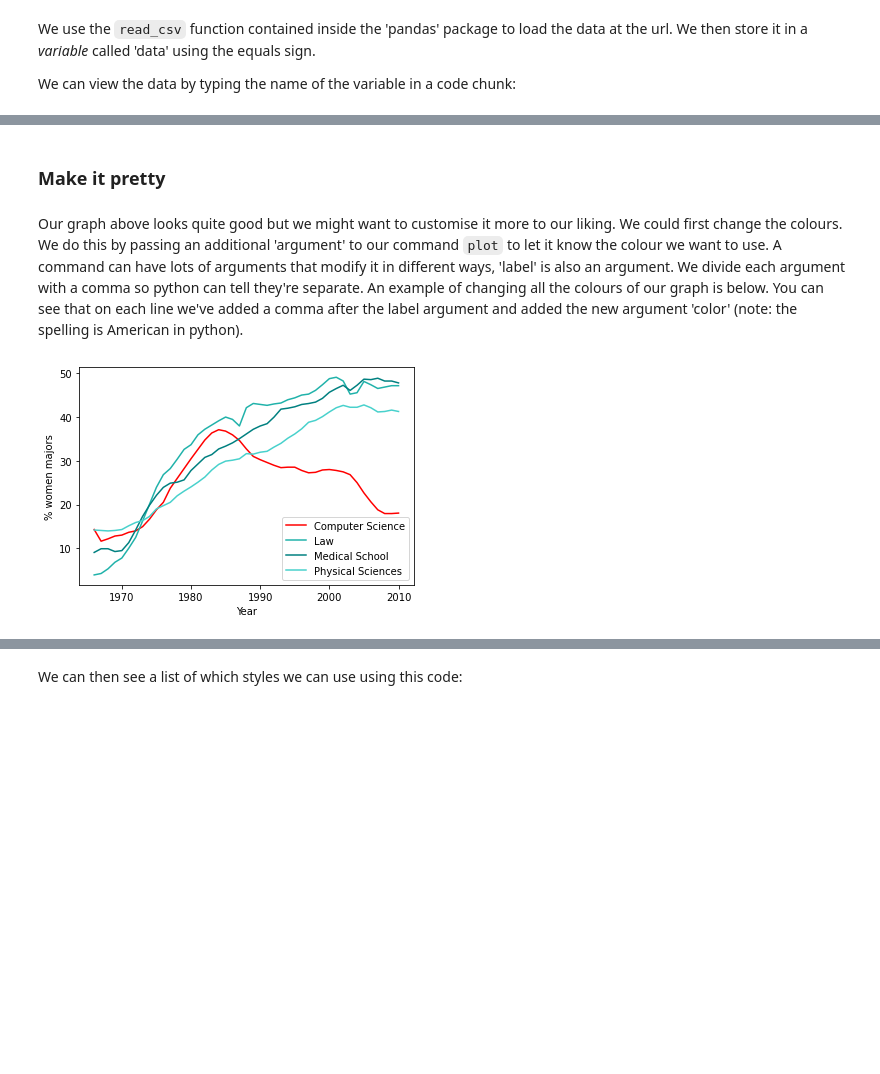
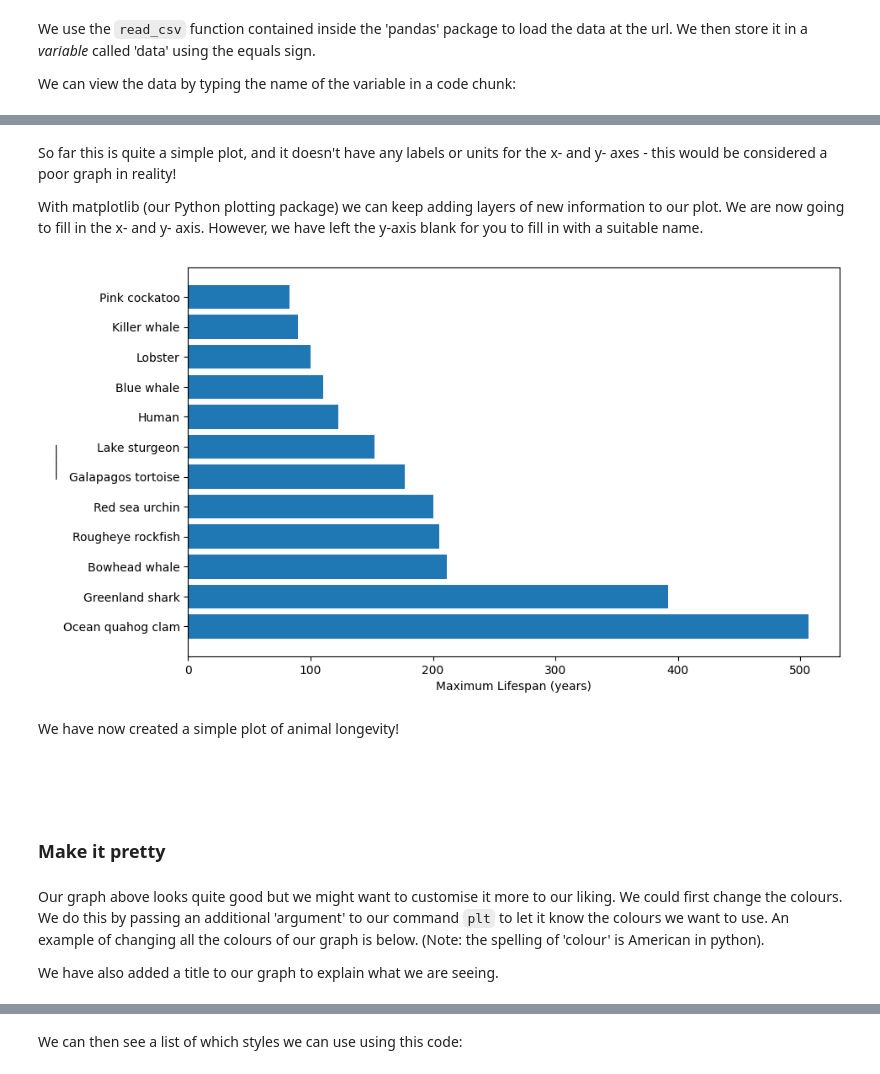
Before and after one commit to CBFLivUni/animal_ageing, a Jupyter notebook: all_code.ipynb, the cells around one changed output, grey strips where cells are left out. Saved outputs shown, nothing was run; the diff lists cells and outputs as text; code cells hidden in the pictures; blank space fills up the shorter version.

```diff
--- a/all_code.ipynb
+++ b/all_code.ipynb
@@ -174,17 +192,22 @@ We've now plotted all the data!
+# %% [markdown]
+So far this is quite a simple plot, and it doesn't have any labels or units for the x- and y- axes - this would be considered a poor graph in reality!
+
+With matplotlib (our Python plotting package) we can keep adding layers of new information to our plot. We are now going to fill in the x- and y- axis. However, we have left the y-axis blank for you to fill in with a suitable name.
+# %%
+plt.figure(figsize=(10, 6))
+plt.barh(oldest_animals["Common name"], oldest_animals["Maximum longevity (yrs)"])
+plt.xlabel("Maximum Lifespan (years)")
+plt.ylabel("______") # ← Label for y-axis
+plt.show()
+# %% [output]
+[figure, added]
+# %% [markdown]
+We have now created a simple plot of animal longevity!
+
+<br><br>
 # %% [markdown]
 ### Make it pretty
 # %% [markdown]
-Our graph above looks quite good but we might want to customise it more to our liking. We could first change the colours. We do this by passing an additional 'argument' to our command `plot` to let it know the colour we want to use. A command can have lots of arguments that modify it in different ways, 'label' is also an argument. We divide each argument with a comma so python can tell they're separate. An example of changing all the colours of our graph is below. You can see that on each line we've added a comma after the label argument and added the new argument 'color' (note: the spelling is American in python).
+Our graph above looks quite good but we might want to customise it more to our liking. We could first change the colours. We do this by passing an additional 'argument' to our command `plt` to let it know the colours we want to use. An example of changing all the colours of our graph is below. (Note: the spelling of 'colour' is American in python).
+
+We have also added a title to our graph to explain what we are seeing.
-# %%
-
-plt.plot(x, y, label = "Computer Science", color = "red")
-plt.plot(x, y2, label = "Law", color = "lightseagreen")
-plt.plot(x, y3, label = "Medical School", color = "teal")
-plt.plot(x, y4, label = "Physical Sciences", color = "mediumturquoise")
-
-plt.xlabel('Year')
-plt.ylabel('% women majors')
-plt.legend()
-plt.show()
-# %% [output]
-[figure, removed]
```
Also changed, not shown: parts of 67 cells of this notebook, 2 other files.
